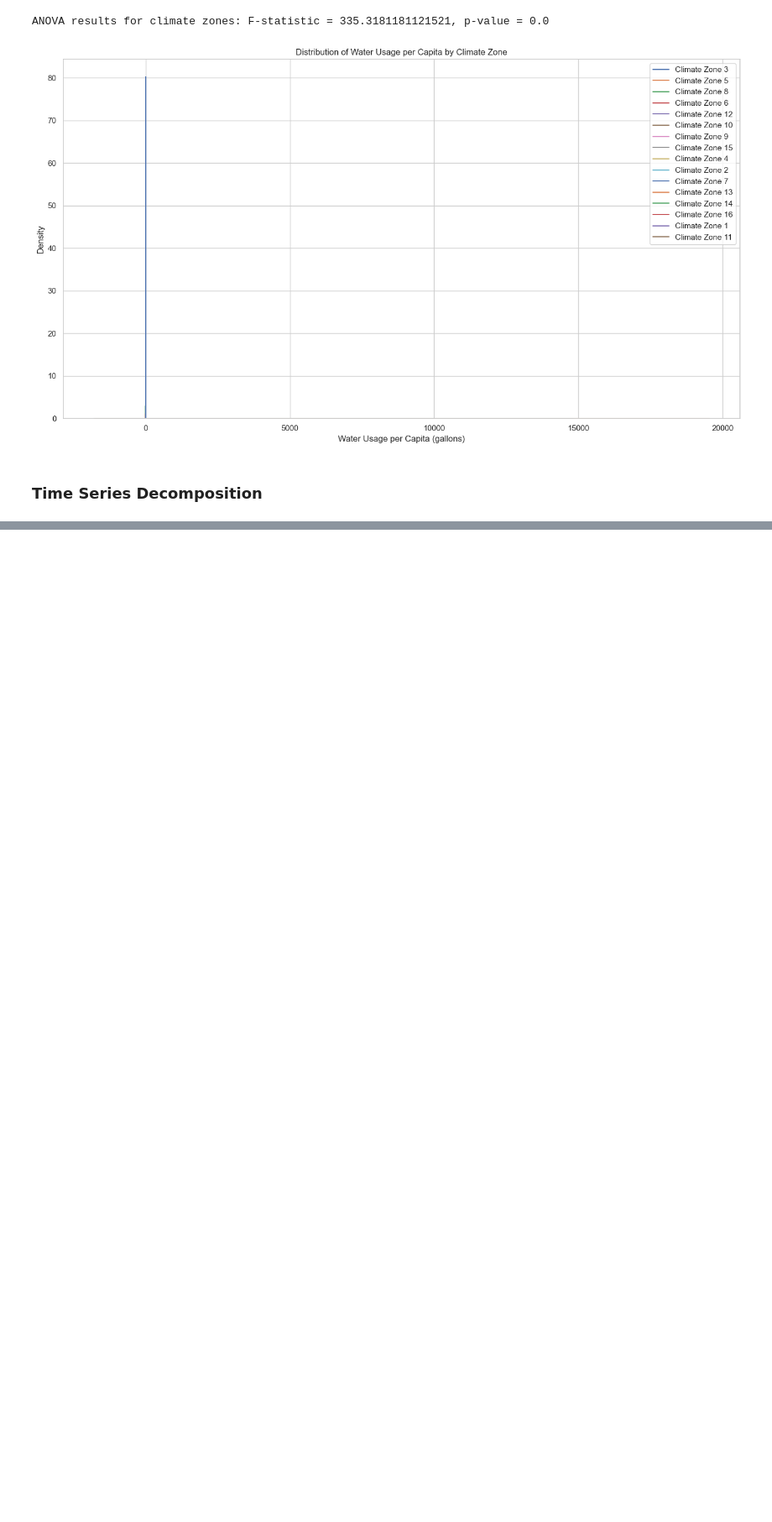
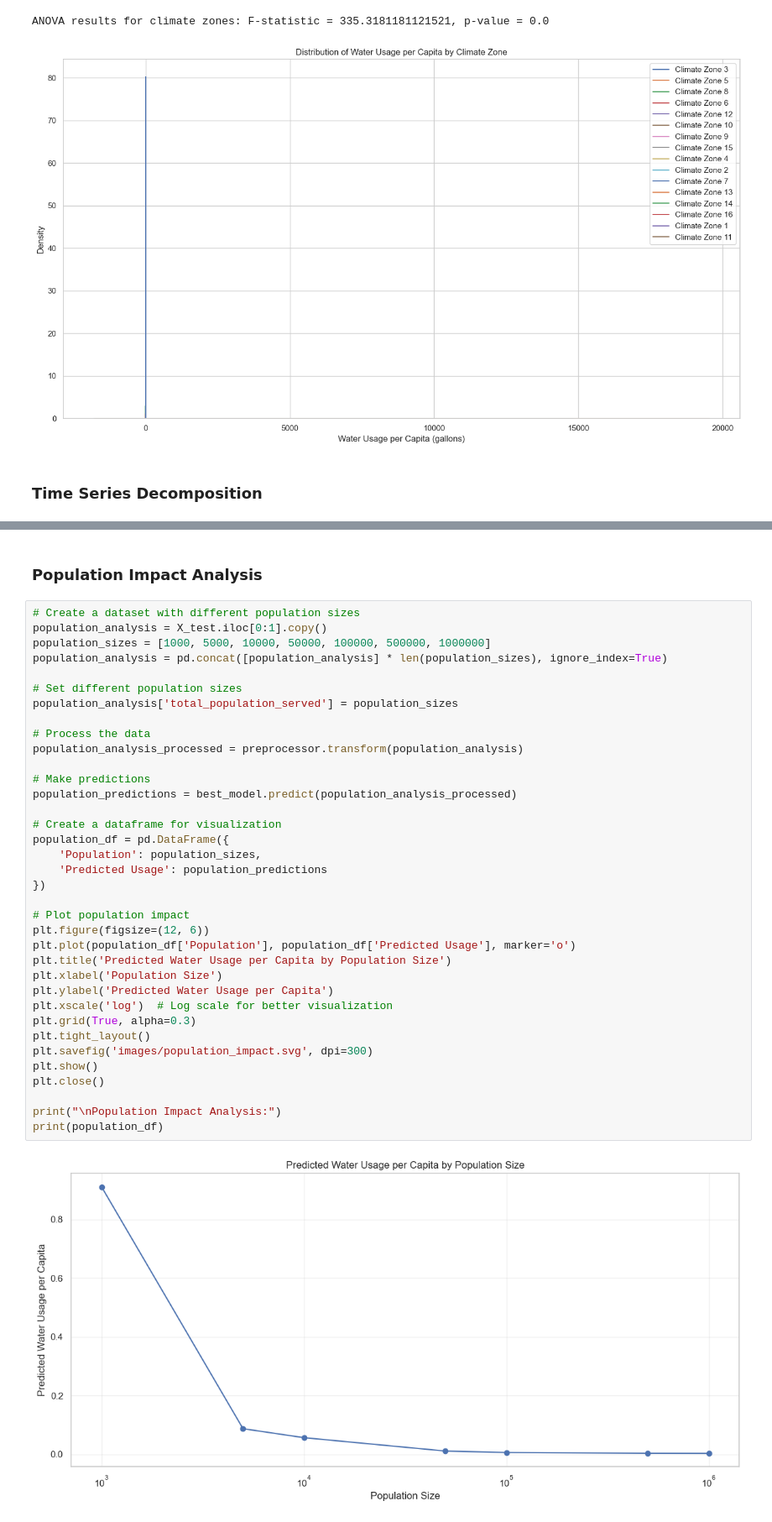
Before and after one commit to harneetdhillon2020/cmpe255_final_project, a Jupyter notebook: 255_project.ipynb, the cells around one changed output, grey strips where cells are left out. Shown at 84% size. Drawn from its saved outputs; the diff is of its cells as text; blank space fills up the shorter version.

```diff
--- a/255_project.ipynb
+++ b/255_project.ipynb
@@ -1143,0 +1474,40 @@ Successfully installed patsy-1.0.1 statsmodels-0.14.4
+# %% [markdown]
+### Population Impact Analysis
+# %%
+# Create a dataset with different population sizes
+population_analysis = X_test.iloc[0:1].copy()
+population_sizes = [1000, 5000, 10000, 50000, 100000, 500000, 1000000]
+population_analysis = pd.concat([population_analysis] * len(population_sizes), ignore_index=True)
+
+# Set different population sizes
+population_analysis['total_population_served'] = population_sizes
+
+# Process the data
+population_analysis_processed = preprocessor.transform(population_analysis)
+
+# Make predictions
+population_predictions = best_model.predict(population_analysis_processed)
+
+# Create a dataframe for visualization
+population_df = pd.DataFrame({
+    'Population': population_sizes,
+    'Predicted Usage': population_predictions
+})
+
+# Plot population impact
+plt.figure(figsize=(12, 6))
+plt.plot(population_df['Population'], population_df['Predicted Usage'], marker='o')
+plt.title('Predicted Water Usage per Capita by Population Size')
+plt.xlabel('Population Size')
+plt.ylabel('Predicted Water Usage per Capita')
+plt.xscale('log')  # Log scale for better visualization
+plt.grid(True, alpha=0.3)
+plt.tight_layout()
+plt.savefig('images/population_impact.svg', dpi=300)
+plt.show()
+plt.close()
+
+print("\nPopulation Impact Analysis:")
+print(population_df)
+# %% [output]
+[figure, added]
```
Also changed, not shown: parts of 23 cells of this notebook, 33 other files.
